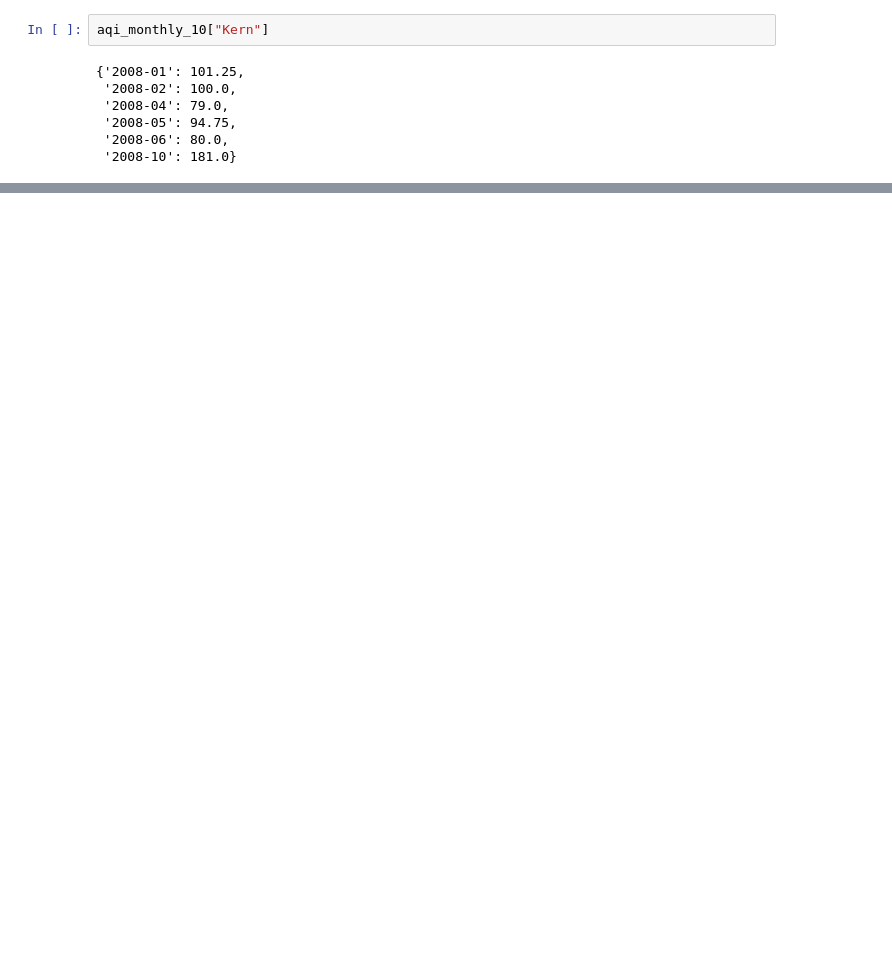
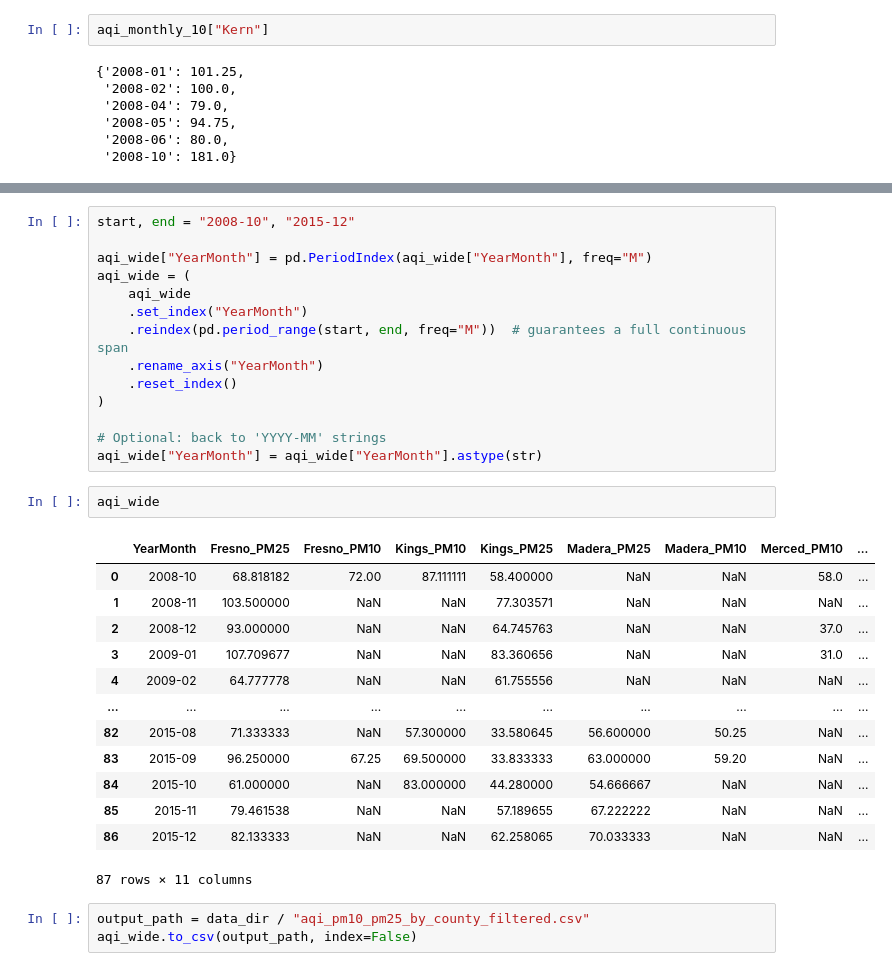
Before and after one commit to dillonallen92/CSUF-Project-Code, a Jupyter notebook: Project/code/notebooks/aug29_meeting_notebook.ipynb, the cells around one changed output, grey strips where cells are left out. Drawn from its saved outputs; the diff is of its cells as text; blank space fills up the shorter version.

```diff
--- a/Project/code/notebooks/aug29_meeting_notebook.ipynb
+++ b/Project/code/notebooks/aug29_meeting_notebook.ipynb
@@ -126,0 +251,33 @@ aqi_monthly_10["Kern"]
+# %%
+start, end = "2008-10", "2015-12"
+
+aqi_wide["YearMonth"] = pd.PeriodIndex(aqi_wide["YearMonth"], freq="M")
+aqi_wide = (
+    aqi_wide
+    .set_index("YearMonth")
+    .reindex(pd.period_range(start, end, freq="M"))  # guarantees a full continuous span
+    .rename_axis("YearMonth")
+    .reset_index()
+)
+
+# Optional: back to 'YYYY-MM' strings
+aqi_wide["YearMonth"] = aqi_wide["YearMonth"].astype(str)
+# %%
+aqi_wide
+# %% [output]
+|  | YearMonth | Fresno_PM25 | Fresno_PM10 | Kings_PM10 | Kings_PM25 | Madera_PM25 | Madera_PM10 | Merced_PM10 | ... |
+| 0 | 2008-10 | 68.818182 | 72.00 | 87.111111 | 58.400000 | NaN | NaN | 58.0 | ... |
+| 1 | 2008-11 | 103.500000 | NaN | NaN | 77.303571 | NaN | NaN | NaN | ... |
+| 2 | 2008-12 | 93.000000 | NaN | NaN | 64.745763 | NaN | NaN | 37.0 | ... |
+| 3 | 2009-01 | 107.709677 | NaN | NaN | 83.360656 | NaN | NaN | 31.0 | ... |
+| 4 | 2009-02 | 64.777778 | NaN | NaN | 61.755556 | NaN | NaN | NaN | ... |
+| ... | ... | ... | ... | ... | ... | ... | ... | ... | ... |
+| 82 | 2015-08 | 71.333333 | NaN | 57.300000 | 33.580645 | 56.600000 | 50.25 | NaN | ... |
+| 83 | 2015-09 | 96.250000 | 67.25 | 69.500000 | 33.833333 | 63.000000 | 59.20 | NaN | ... |
+| 84 | 2015-10 | 61.000000 | NaN | 83.000000 | 44.280000 | 54.666667 | NaN | NaN | ... |
+| 85 | 2015-11 | 79.461538 | NaN | NaN | 57.189655 | 67.222222 | NaN | NaN | ... |
+| 86 | 2015-12 | 82.133333 | NaN | NaN | 62.258065 | 70.033333 | NaN | NaN | ... |
+87 rows × 11 columns
+# %%
+output_path = data_dir / "aqi_pm10_pm25_by_county_filtered.csv"
+aqi_wide.to_csv(output_path, index=False)
```
Also changed, not shown: parts of 12 cells of this notebook, 1 other file.
